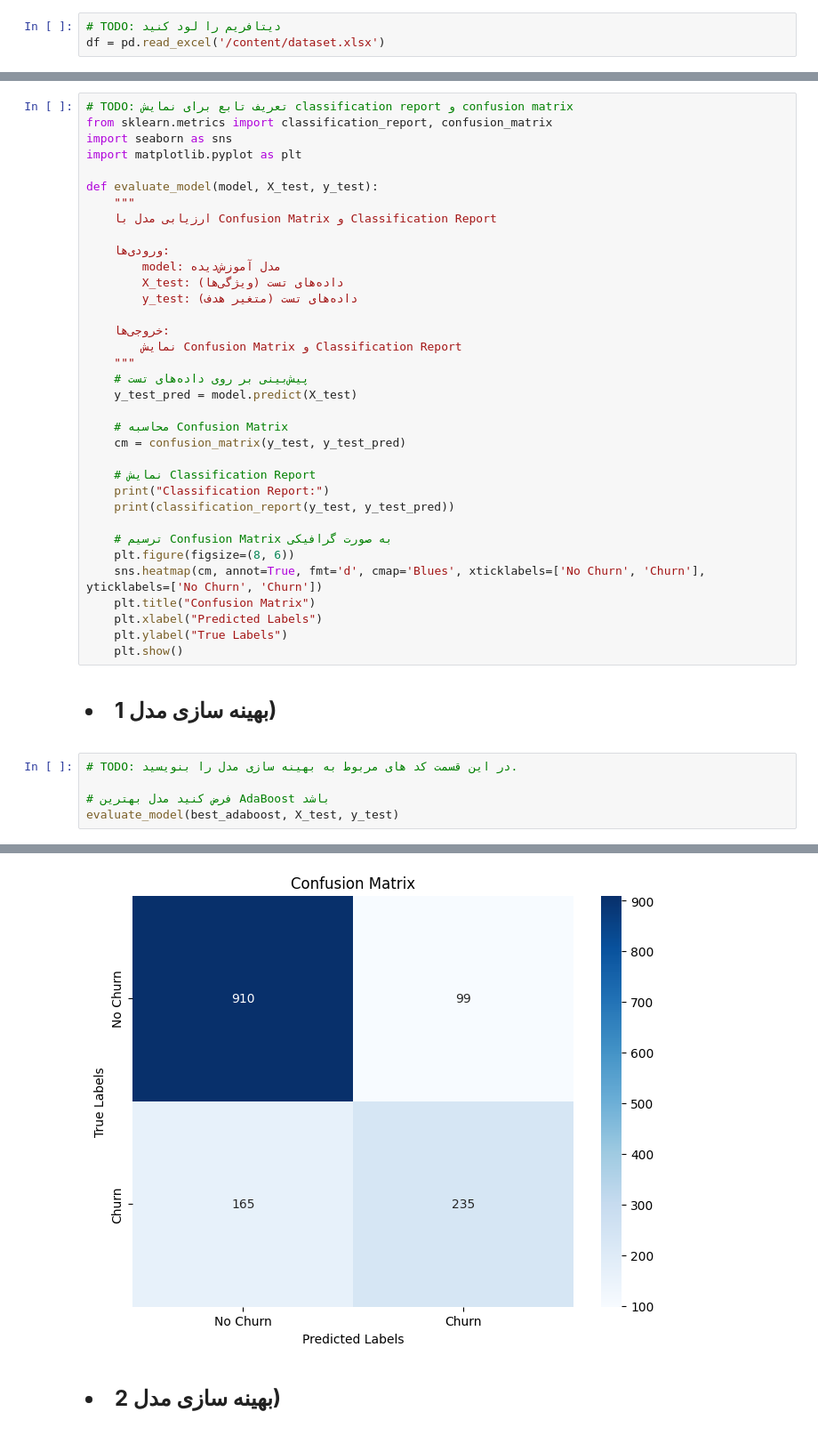
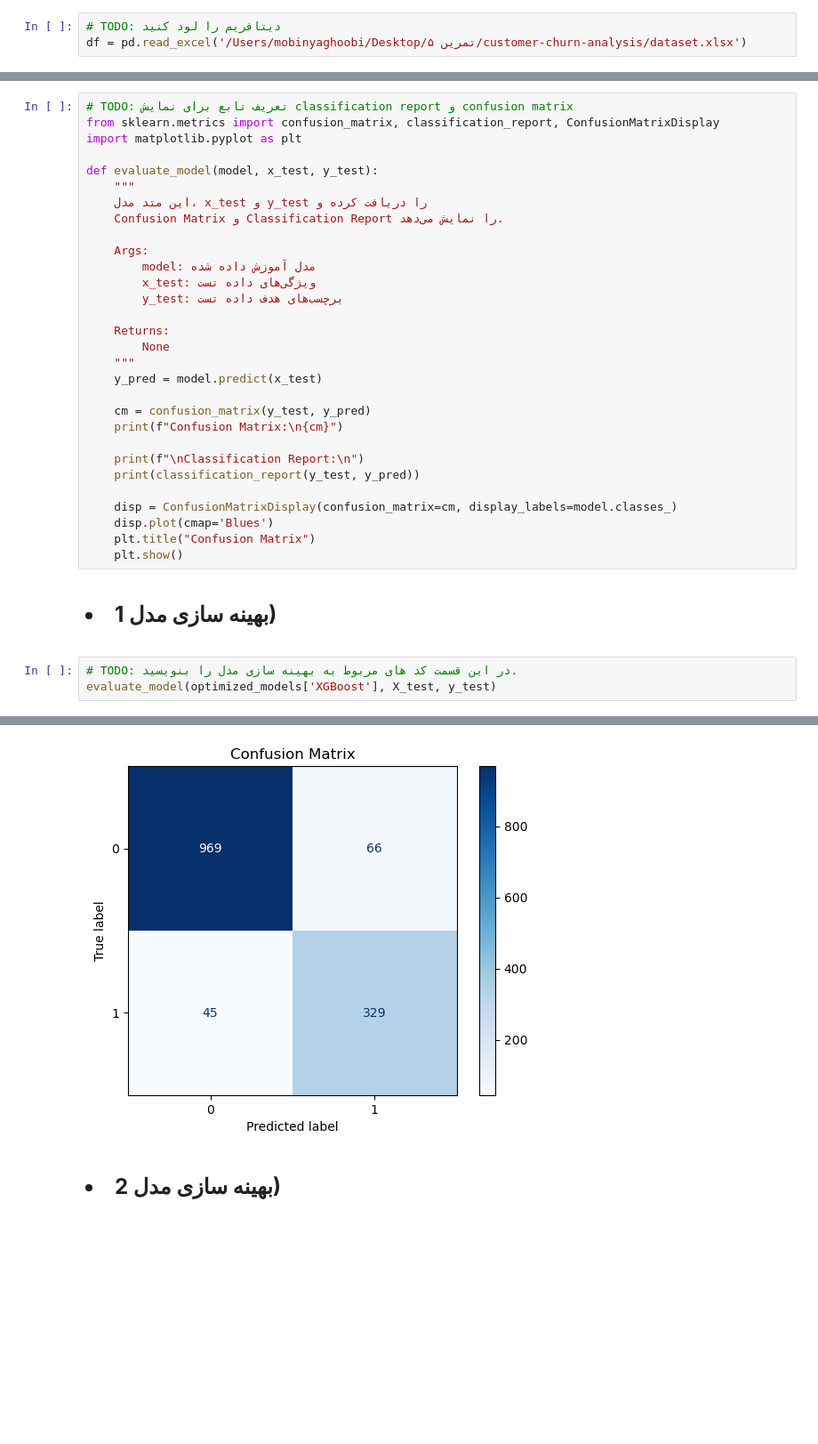
Before and after one commit to mobinym/customer-churn-analysis, a Jupyter notebook: Exercise_3.ipynb, the cells around one changed output, grey strips where cells are left out. Shown at 89% size. Cells and saved outputs as stored; diff of their text form; blank space fills up the shorter version.

Commit message:
update code dor best model

```diff
--- a/Exercise_3.ipynb
+++ b/Exercise_3.ipynb
@@ -276,7 +276,7 @@ import pandas as pd
 import numpy as np
 # %%
 # TODO: دیتافریم را لود کنید
-df = pd.read_excel('/content/dataset.xlsx')
+df = pd.read_excel('/Users/mobinyaghoobi/Desktop/تمرین ۵/customer-churn-analysis/dataset.xlsx')
 # %%
 # TODO : بررسی چند ردیف اول دیتافریم
 df.head()
@@ -2128,38 +1514,33 @@ KeyboardInterrupt:
 <br>
 # %%
 # TODO: تعریف تابع برای نمایش classification report و confusion matrix
-from sklearn.metrics import classification_report, confusion_matrix
-import seaborn as sns
+from sklearn.metrics import confusion_matrix, classification_report, ConfusionMatrixDisplay
 import matplotlib.pyplot as plt
 
-def evaluate_model(model, X_test, y_test):
+def evaluate_model(model, x_test, y_test):
     """
-    ارزیابی مدل با Confusion Matrix و Classification Report
+    این متد مدل، x_test و y_test را دریافت کرده و
+    Confusion Matrix و Classification Report را نمایش می‌دهد.
 
-    ورودی‌ها:
-        model: مدل آموزش‌دیده
-        X_test: داده‌های تست (ویژگی‌ها)
-        y_test: داده‌های تست (متغیر هدف)
+    Args:
+        model: مدل آموزش داده شده
+        x_test: ویژگی‌های داده تست
+        y_test: برچسب‌های هدف داده تست
 
-    خروجی‌ها:
-        نمایش Confusion Matrix و Classification Report
+    Returns:
+        None
     """
-    # پیش‌بینی بر روی داده‌های تست
-    y_test_pred = model.predict(X_test)
+    y_pred = model.predict(x_test)
 
-    # محاسبه Confusion Matrix
-    cm = confusion_matrix(y_test, y_test_pred)
+    cm = confusion_matrix(y_test, y_pred)
+    print(f"Confusion Matrix:\n{cm}")
 
-    # نمایش Classification Report
-    print("Classification Report:")
-    print(classification_report(y_test, y_test_pred))
+    print(f"\nClassification Report:\n")
+    print(classification_report(y_test, y_pred))
 
-    # ترسیم Confusion Matrix به صورت گرافیکی
-    plt.figure(figsize=(8, 6))
-    sns.heatmap(cm, annot=True, fmt='d', cmap='Blues', xticklabels=['No Churn', 'Churn'], yticklabels=['No Churn', 'Churn'])
+    disp = ConfusionMatrixDisplay(confusion_matrix=cm, display_labels=model.classes_)
+    disp.plot(cmap='Blues')
     plt.title("Confusion Matrix")
-    plt.xlabel("Predicted Labels")
-    plt.ylabel("True Labels")
     plt.show()
 # %% [markdown]
 <br>
@@ -2173,7 +1554,5 @@ def evaluate_model(model, X_test, y_test):
 <br>
 # %%
 # TODO: در این قسمت کد های مربوط به بهینه سازی مدل را بنویسید.
-
-# فرض کنید مدل بهترین AdaBoost باشد
-evaluate_model(best_adaboost, X_test, y_test)
+evaluate_model(optimized_models['XGBoost'], X_test, y_test)
 # %% [output]
@@ -2189,4 +1573,4 @@ weighted avg       0.81      0.81      0.81      1409
-[figure, old version]
+[figure, new version]
 # %% [markdown]
 <br>
 <div dir="rtl">
```
Also changed, not shown: parts of 75 cells of this notebook, 2 other files.
